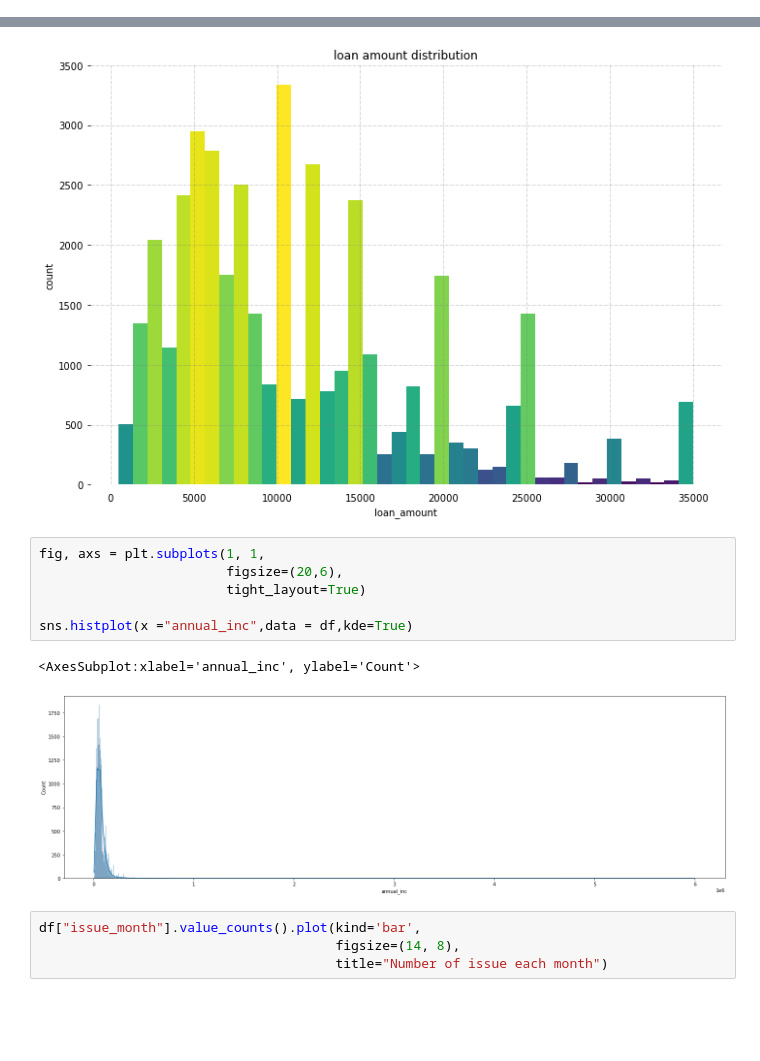
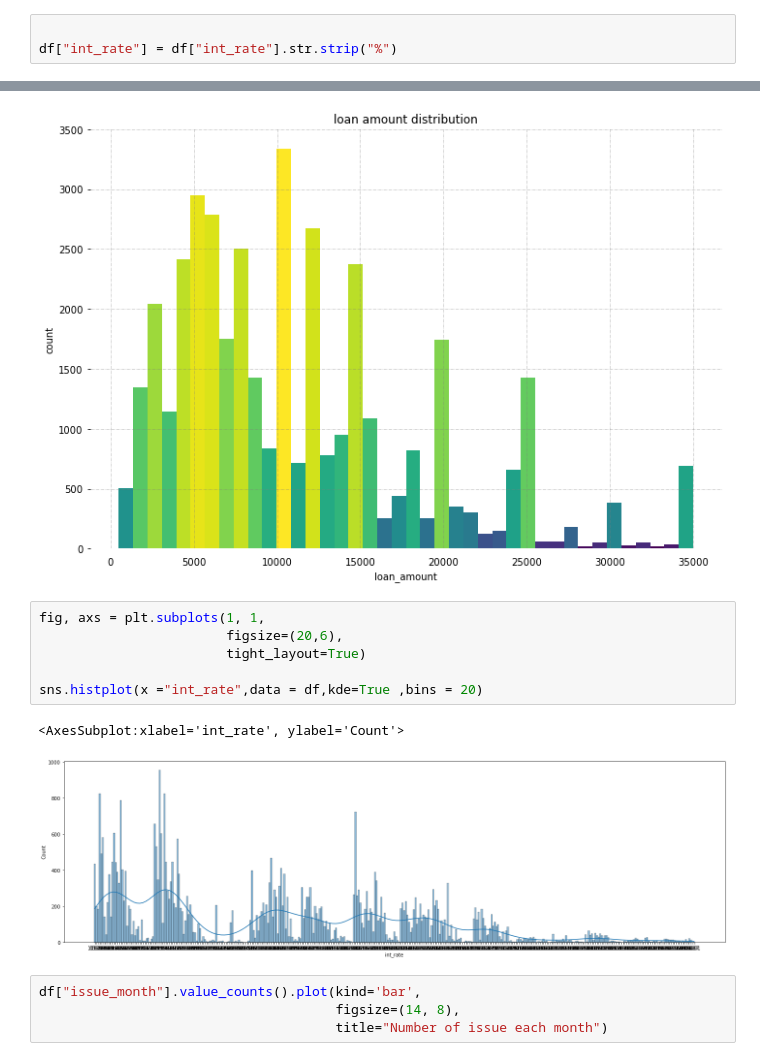
Before and after one commit to zerouchi/Bank-Loan-Prediction, a Jupyter notebook: loan prediction project.ipynb, the cells around one changed output, grey strips where cells are left out. Saved outputs shown, nothing was run; the diff lists cells and outputs as text; blank space fills up the shorter version.

```diff
--- a/loan prediction project.ipynb
+++ b/loan prediction project.ipynb
@@ -136,6 +136,9 @@ Mar    0.067780
 Jan    0.059899
 Feb    0.059370
 Name: issue_month, dtype: float64
+# %%
+
+df["int_rate"] = df["int_rate"].str.strip("%")
 # %%
 df.head()
 # %% [output]
@@ -257,12 +262,12 @@ plt.show()
 # %%
 fig, axs = plt.subplots(1, 1,
                         figsize=(20,6),
                         tight_layout=True)
 
-sns.histplot(x ="annual_inc",data = df,kde=True)
+sns.histplot(x ="int_rate",data = df,kde=True ,bins = 20)
 # %% [output]
-<AxesSubplot:xlabel='annual_inc', ylabel='Count'>
+<AxesSubplot:xlabel='int_rate', ylabel='Count'>
-[figure, old version]
+[figure, new version]
 # %%
 df["issue_month"].value_counts().plot(kind='bar',
                                       figsize=(14, 8),
```
Also changed, not shown: parts of 12 cells of this notebook.
